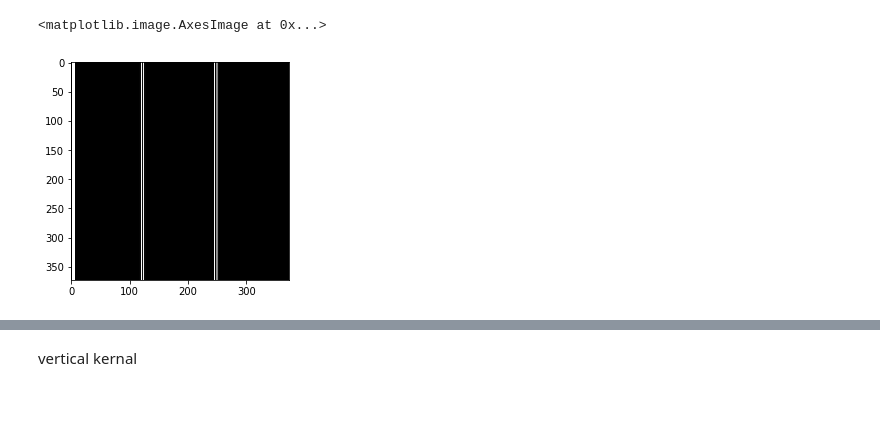
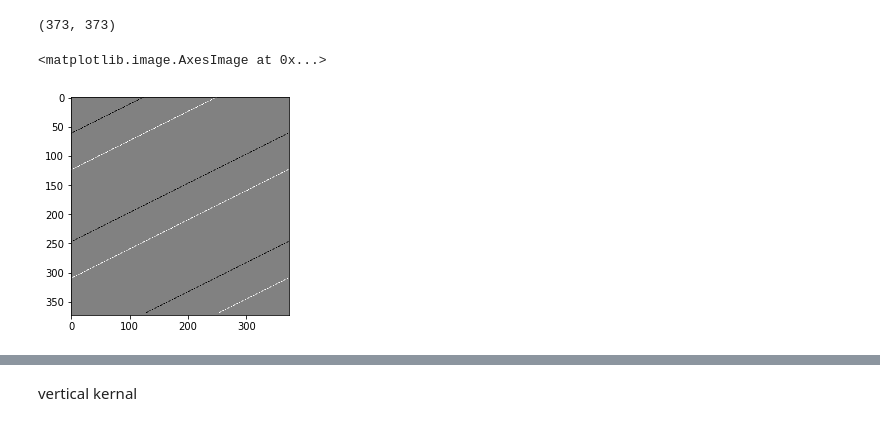
Before and after one commit to Sujay1101/Team-3, a Jupyter notebook: Task#3/Task3.ipynb, the cells around one changed output, grey strips where cells are left out. Drawn from its saved outputs; the diff is of its cells as text; code cells hidden in the pictures.

```diff
--- a/Task#3/Task3.ipynb
+++ b/Task#3/Task3.ipynb
@@ -19,2 +10,4 @@ matrix([[ 10,   0, -10],
+# %%
+filter1 = np.array([[1,0,-1],[2,0,-2],[1,0,-1]])
 # %%
 img = cv2.imread('Task3.jpg',0)
@@ -37,0 +16,29 @@ SyntaxError: invalid syntax (<ipython-input-89-b42cb5371f94>, line 3)
+# %%
+def convo(img,filter1):
+    s=np.zeros(373*373)
+    l=0
+    r=np.zeros((3,3))
+    for i in range(0,371):
+        for j in range(0,371):
+            a1 =img[i,j]
+            a2 =img[i,j+1]
+            a3 =img[i,j+2]
+            a4 =img[i+1,j]
+            a5 =img[i+1,j+1]
+            a6 =img[i+1,j+2]
+            a7 =img[i+2,j]
+            a8 =img[i+2,j+1]
+            a9 =img[i+2,j+2]
+            k=np.array([[a1,a2,a3],[a4,a5,a6],[a7,a8,a9]])
+
+            r=np.multiply(k,filter1)
+            s[l]=np.sum(r)
+            l=l+1
+    z=np.reshape(s,(373,373))
+    return z
+# %%
+horizontal1=convo(img,filter1)
+# %%
+img.shape
+# %% [output]
+(373, 373)
@@ -38,5 +47,5 @@ SyntaxError: invalid syntax (<ipython-input-89-b42cb5371f94>, line 3)
 # %%
-plt.imshow(a,'gray', interpolation = 'nearest')
+plt.imshow(horizontal1,'gray')
 # %% [output]
 <matplotlib.image.AxesImage at 0x...>
-[figure, old version]
+[figure, new version]
```
Also changed, not shown: parts of 22 cells of this notebook.
